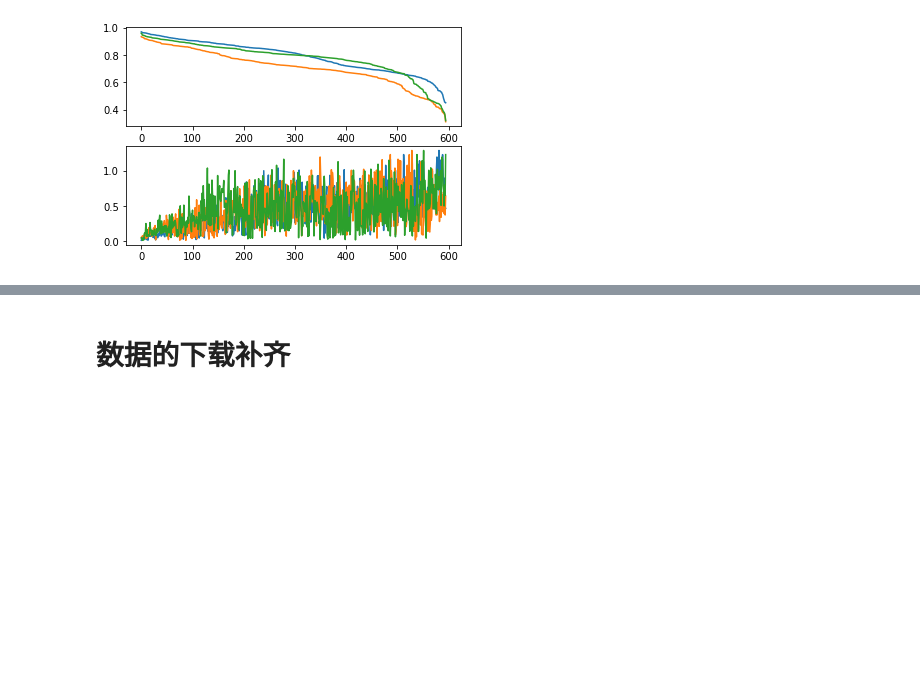
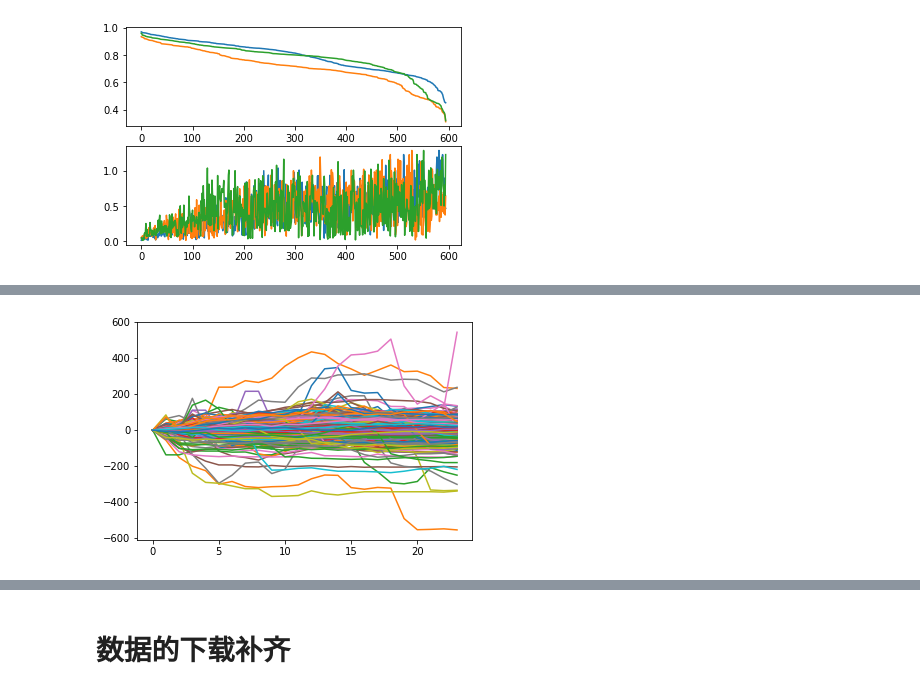
Before and after one commit to txytju/air-quality-prediction, a Jupyter notebook: data_exploration.ipynb, the cells around one changed output, grey strips where cells are left out. Saved outputs shown, nothing was run; the diff lists cells and outputs as text; code cells hidden in the pictures; blank space fills up the shorter version.

```diff
--- a/data_exploration.ipynb
+++ b/data_exploration.ipynb
@@ -124,0 +130,32 @@ for feature in ["PM2.5", "PM10", "O3"]:
+# %%
+df = bj_aq_stations_merged[["new", "fangshan_aq_PM2.5"]]
+# %%
+# initial values
+d = datetime.timedelta(hours=24)
+t_start = datetime.datetime(2017,1,2,0,0,0)
+t_end = datetime.datetime(2017,1,3,0,0,0)
+# %%
+feature = "fangshan_aq_PM2.5"
+all_days = []
+all_days_dfs = []
+for i in range(445):
+    df = bj_aq_stations_merged[["new", feature]]
+    df_part = df[df['new'] < t_end]
+    df_part = df_part[df_part['new'] >= t_start]
+
+    all_days.append(df_part[feature].values)
+    all_days_dfs.append(df_part)
+    t_start += d
+    t_end += d
+# %%
+bias_all_days = []
+for day in all_days:
+    if len(day) == 24 :
+        init = day[0]
+        bias_day = [i - init for i in day]
+        bias_all_days.append(bias_day)
+# %%
+for bias_all_day in bias_all_days:
+    plt.plot(bias_all_day)
+# %% [output]
+[figure, added]
```
Also changed, not shown: parts of 14 cells of this notebook, 1 other file.
